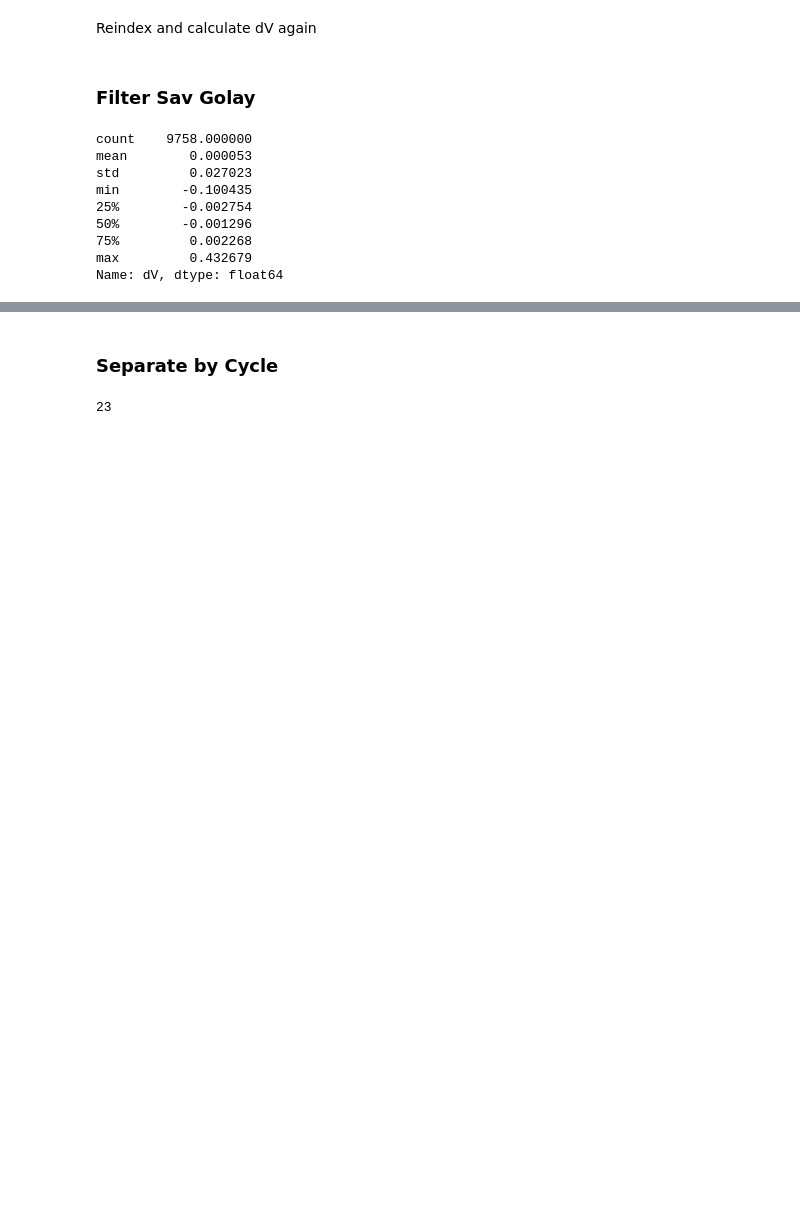
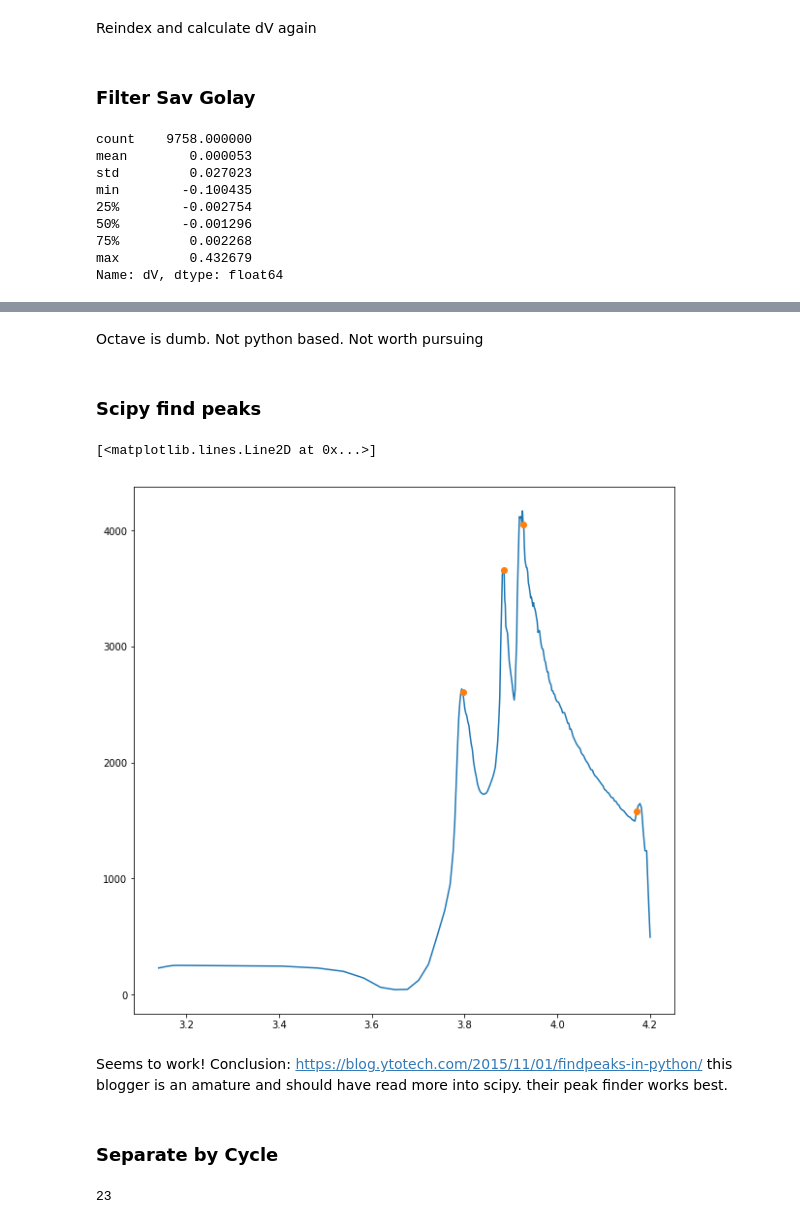
Before and after one commit to nicolet5/DiffCapAnalyzer, a Jupyter notebook: ourproject/GaussianPeakFitting.ipynb, the cells around one changed output, grey strips where cells are left out. Saved outputs shown, nothing was run; the diff lists cells and outputs as text; code cells hidden in the pictures; blank space fills up the shorter version.

```diff
--- a/ourproject/GaussianPeakFitting.ipynb
+++ b/ourproject/GaussianPeakFitting.ipynb
@@ -195,3 +245,20 @@ myplot = plt.plot(df1['Voltage(V)'], df1['filtered dq/dv'])
+# %% [markdown]
+Octave is dumb. Not python based. Not worth pursuing
+# %% [markdown]
+### Scipy find peaks
+# %%
+pwid = 8
+
+i = scipy.signal.find_peaks_cwt(sigy, pwid+np.zeros(len(sigy)), min_snr=1)
+
+fig = plt.figure(figsize=(10, 10), facecolor='w', edgecolor='k')
+plt.plot(dftop['Voltage(V)'], dftop['filtered dq/dv'])
+plt.plot(dftop.loc[i, 'Voltage(V)'], dftop.loc[i, 'filtered dq/dv'], 'o')
+# %% [output]
+[<matplotlib.lines.Line2D at 0x...>]
+[figure, added]
+# %% [markdown]
+Seems to work! Conclusion: https://blog.ytotech.com/2015/11/01/findpeaks-in-python/ this blogger is an amature and should have read more into scipy. their peak finder works best.
 # %% [markdown]
 ### Separate by Cycle
 # %%
```
Also changed, not shown: parts of 14 cells of this notebook.
